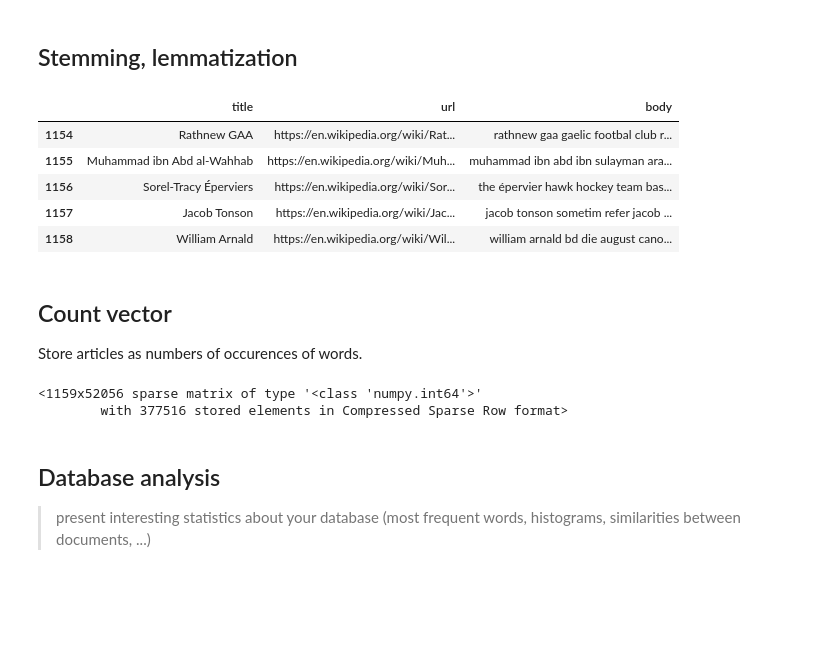
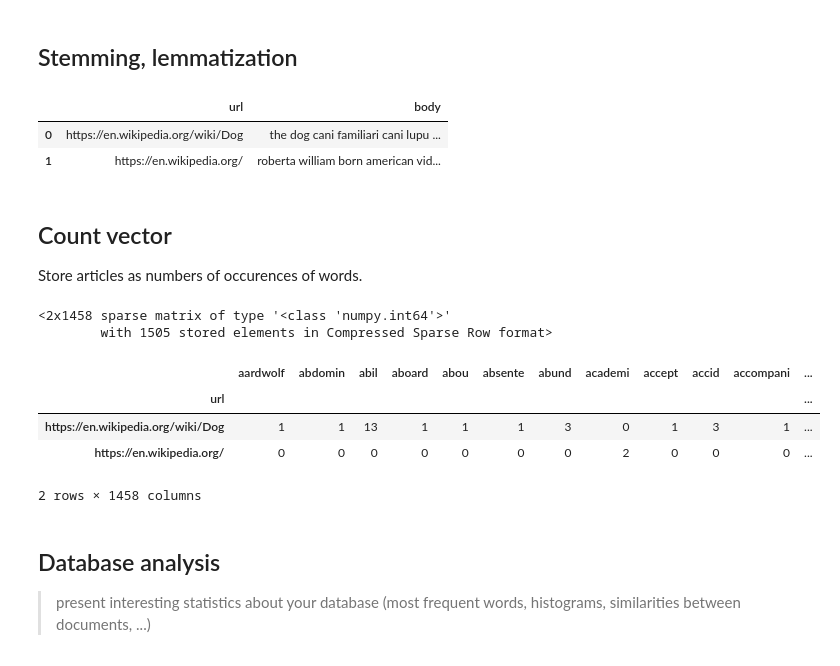
Before and after one commit to azywot/wiki-recommender-system, a Jupyter notebook: project.ipynb, the cells around one changed output. Drawn from its saved outputs; the diff is of its cells as text; code cells hidden in the pictures; blank space fills up the shorter version.

```diff
--- a/project.ipynb
+++ b/project.ipynb
@@ -141,13 +175,10 @@ def save_pages_content(titles):
 # %%
-df = pd.read_csv('./data/articles.csv')
+df = pd.read_csv('./data/articles2.csv')
 df.tail()
 # %% [output]
-|  | title | url | body |
-| 1154 | Rathnew GAA | https://en.wikipedia.org/wiki/Rat... | rathnew gaa gaelic footbal club r... |
-| 1155 | Muhammad ibn Abd al-Wahhab | https://en.wikipedia.org/wiki/Muh... | muhammad ibn abd ibn sulayman ara... |
-| 1156 | Sorel-Tracy Éperviers | https://en.wikipedia.org/wiki/Sor... | the épervier hawk hockey team bas... |
-| 1157 | Jacob Tonson | https://en.wikipedia.org/wiki/Jac... | jacob tonson sometim refer jacob ... |
-| 1158 | William Arnald | https://en.wikipedia.org/wiki/Wil... | william arnald bd die august cano... |
+|  | url | body |
+| 0 | https://en.wikipedia.org/wiki/Dog | the dog cani familiari cani lupu ... |
+| 1 | https://en.wikipedia.org/ | roberta william born american vid... |
 # %% [markdown]
 ## Count vector
 Store articles as numbers of occurences of words.
@@ -158,12 +189,18 @@ CountData = CountVec.fit_transform(df.body)
 CountData
 # if dataset is too large, try: https://scikit-learn.org/stable/modules/feature_extraction.html#vectorizing-a-large-text-corpus-with-the-hashing-trick
 # %% [output]
-<1159x52056 sparse matrix of type '<class 'numpy.int64'>'
-        with 377516 stored elements in Compressed Sparse Row format>
+<2x1458 sparse matrix of type '<class 'numpy.int64'>'
+        with 1505 stored elements in Compressed Sparse Row format>
 # %%
 pd.set_option('display.max_columns', 1000)
 dfCV = pd.DataFrame(CountData.toarray(), columns=CountVec.get_feature_names_out(), index=df.url)
-# dfCV
+dfCV
+# %% [output]
+|  | aardwolf | abdomin | abil | aboard | abou | absente | abund | academi | accept | accid | accompani | ... |
+| url |  |  |  |  |  |  |  |  |  |  |  | ... |
+| https://en.wikipedia.org/wiki/Dog | 1 | 1 | 13 | 1 | 1 | 1 | 3 | 0 | 1 | 3 | 1 | ... |
+| https://en.wikipedia.org/ | 0 | 0 | 0 | 0 | 0 | 0 | 0 | 2 | 0 | 0 | 0 | ... |
+2 rows × 1458 columns
 # %% [markdown]
 ## Database analysis
 > present interesting statistics about your database (most frequent words, histograms, similarities between documents, ...)
```
Also changed, not shown: parts of 16 cells of this notebook, 1 other file.
